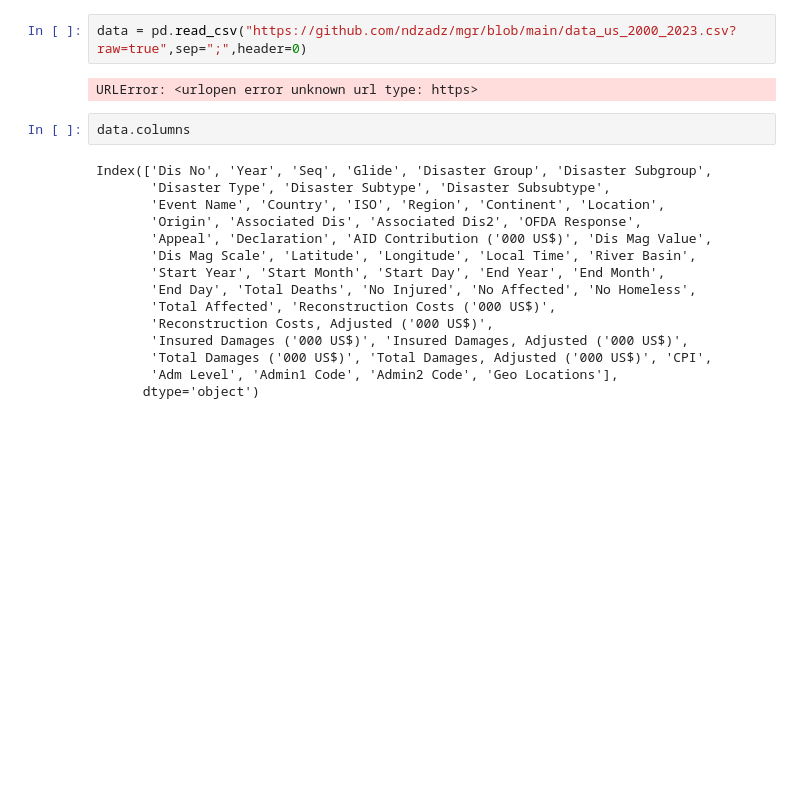
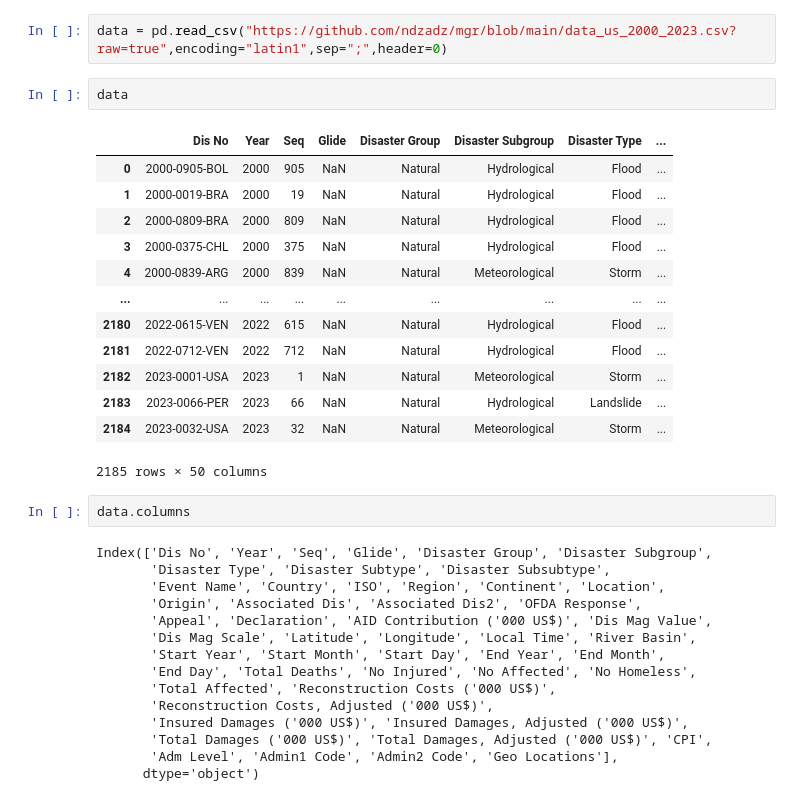
Before and after one commit to ndzadz/mgr, a Jupyter notebook: DataPreparation.ipynb, the cells around one changed output. Saved outputs shown, nothing was run; the diff lists cells and outputs as text; blank space fills up the shorter version.

```diff
--- a/DataPreparation.ipynb
+++ b/DataPreparation.ipynb
@@ -59,7 +6,21 @@ WARNING: pip is configured with locations that require TLS/SSL, however the ssl
 # %%
-data = pd.read_csv("https://github.com/ndzadz/mgr/blob/main/data_us_2000_2023.csv?raw=true",sep=";",header=0)
+data = pd.read_csv("https://github.com/ndzadz/mgr/blob/main/data_us_2000_2023.csv?raw=true",encoding="latin1",sep=";",header=0)
-# %% [output]
-URLError: <urlopen error unknown url type: https>
+# %%
+data
+# %% [output]
+|  | Dis No | Year | Seq | Glide | Disaster Group | Disaster Subgroup | Disaster Type | ... |
+| 0 | 2000-0905-BOL | 2000 | 905 | NaN | Natural | Hydrological | Flood | ... |
+| 1 | 2000-0019-BRA | 2000 | 19 | NaN | Natural | Hydrological | Flood | ... |
+| 2 | 2000-0809-BRA | 2000 | 809 | NaN | Natural | Hydrological | Flood | ... |
+| 3 | 2000-0375-CHL | 2000 | 375 | NaN | Natural | Hydrological | Flood | ... |
+| 4 | 2000-0839-ARG | 2000 | 839 | NaN | Natural | Meteorological | Storm | ... |
+| ... | ... | ... | ... | ... | ... | ... | ... | ... |
+| 2180 | 2022-0615-VEN | 2022 | 615 | NaN | Natural | Hydrological | Flood | ... |
+| 2181 | 2022-0712-VEN | 2022 | 712 | NaN | Natural | Hydrological | Flood | ... |
+| 2182 | 2023-0001-USA | 2023 | 1 | NaN | Natural | Meteorological | Storm | ... |
+| 2183 | 2023-0066-PER | 2023 | 66 | NaN | Natural | Hydrological | Landslide | ... |
+| 2184 | 2023-0032-USA | 2023 | 32 | NaN | Natural | Meteorological | Storm | ... |
+2185 rows × 50 columns
 # %%
 data.columns
 # %% [output]
```
Also changed, not shown: parts of 11 cells of this notebook, 2 other files.
